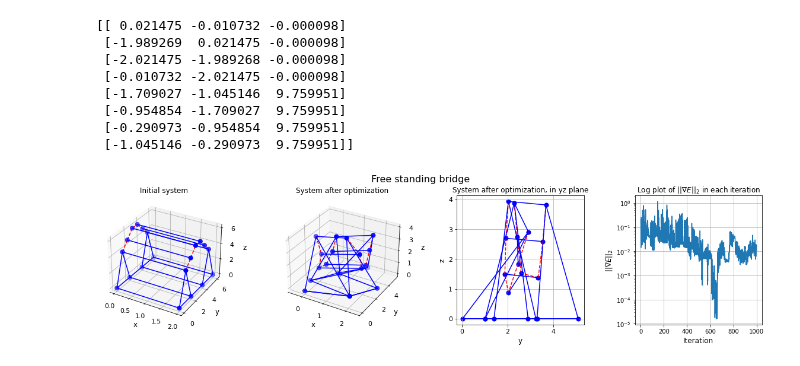
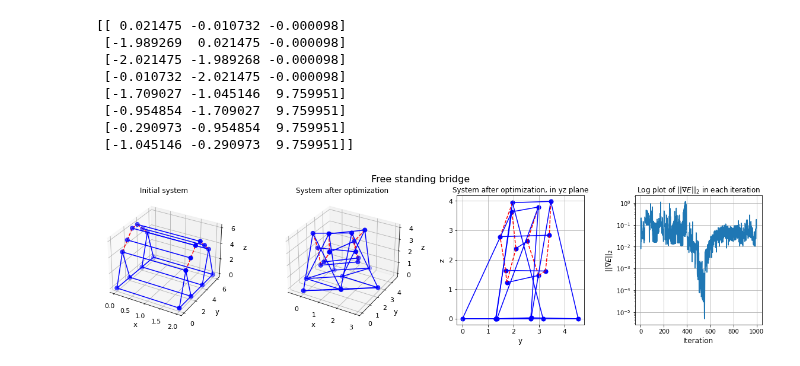
Before and after one commit to aledha/Tensegrity-Structures, a Jupyter notebook: main.ipynb, the cells around one changed output. Saved outputs shown, nothing was run; the diff lists cells and outputs as text; code cells hidden in the pictures.

```diff
--- a/main.ipynb
+++ b/main.ipynb
@@ -61,6 +61,6 @@ Converged after 42 iterations
  [-0.290973 -0.954854  9.759951]
  [-1.045146 -0.290973  9.759951]]
 # %%
-ex.free_standing_bridge(max_iter = 1000, rho = 0)
+ex.free_standing_bridge(max_iter = 1000, rho = 0, c = 200, k = 0.05)
 # %% [output]
-[figure, old version]
+[figure, new version]
```
Also changed, not shown: 2 other files.
